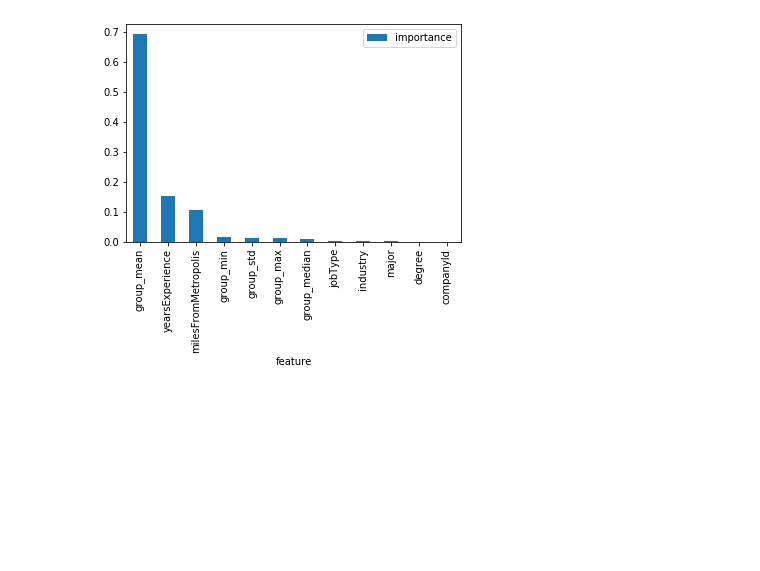
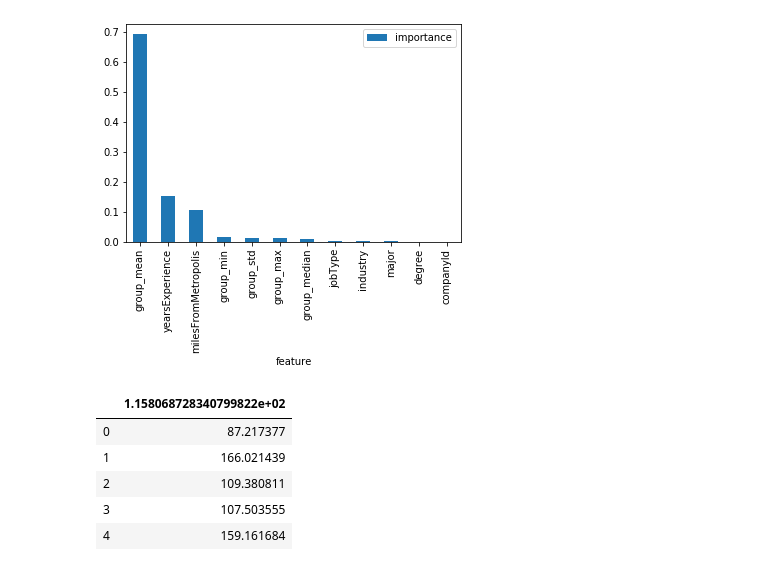
Before and after one commit to dkshantanu/SalaryPredictionPortfolio, a Jupyter notebook: SalaryPrediction.ipynb, the cells around one changed output. Saved outputs shown, nothing was run; the diff lists cells and outputs as text; code cells hidden in the pictures; blank space fills up the shorter version.

```diff
--- a/SalaryPrediction.ipynb
+++ b/SalaryPrediction.ipynb
@@ -313,3 +313,13 @@ companyId              0.000007
 # %%
 #Save Predictions
 models.save_results()
+# %%
+pred = pd.read_csv("predictions.csv")
+pred.head()
+# %% [output]
+|  | 1.158068728340799822e+02 |
+| 0 | 87.217377 |
+| 1 | 166.021439 |
+| 2 | 109.380811 |
+| 3 | 107.503555 |
+| 4 | 159.161684 |
```
Also changed, not shown: parts of 1 cell of this notebook.
